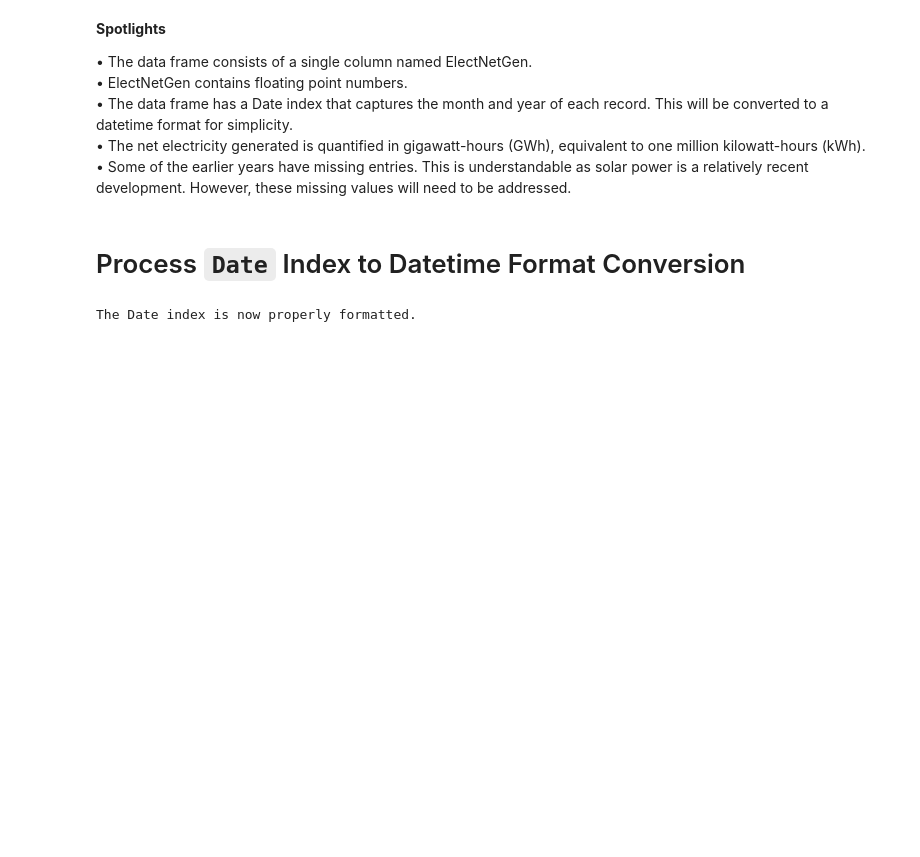
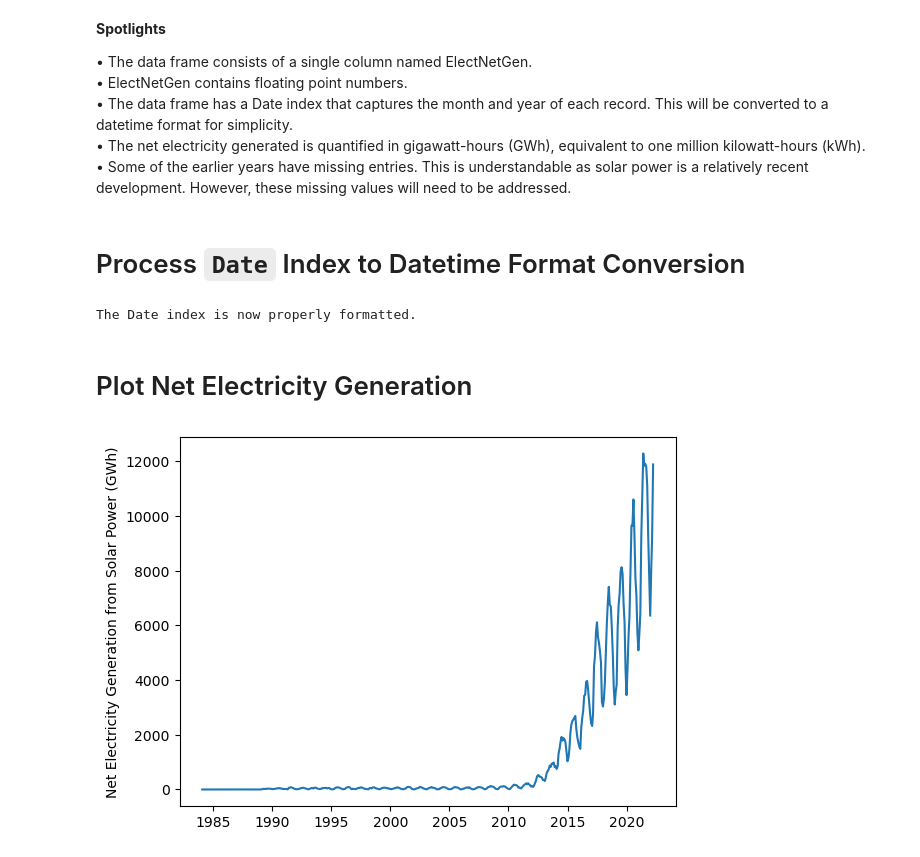
Before and after one commit to tyrantdavis/Forecasting-Solar-Power, a Jupyter notebook: SolarPower.ipynb, the cells around one changed output. Drawn from its saved outputs; the diff is of its cells as text; code cells hidden in the pictures; blank space fills up the shorter version.

Commit message:
Generate a plot illustrating the net electricity generation.

```diff
--- a/SolarPower.ipynb
+++ b/SolarPower.ipynb
@@ -105,3 +105,10 @@ df.head()
 print("The Date index is now properly formatted.")
 # %% [output]
 The Date index is now properly formatted.
+# %% [markdown]
+# Plot Net Electricity Generation
+# %%
+plt.plot_date(df.index, df["ElectNetGen"], fmt="-")
+plt.ylabel("Net Electricity Generation from Solar Power (GWh)");
+# %% [output]
+[figure, added]
```
Also changed, not shown: parts of 1 cell of this notebook.
